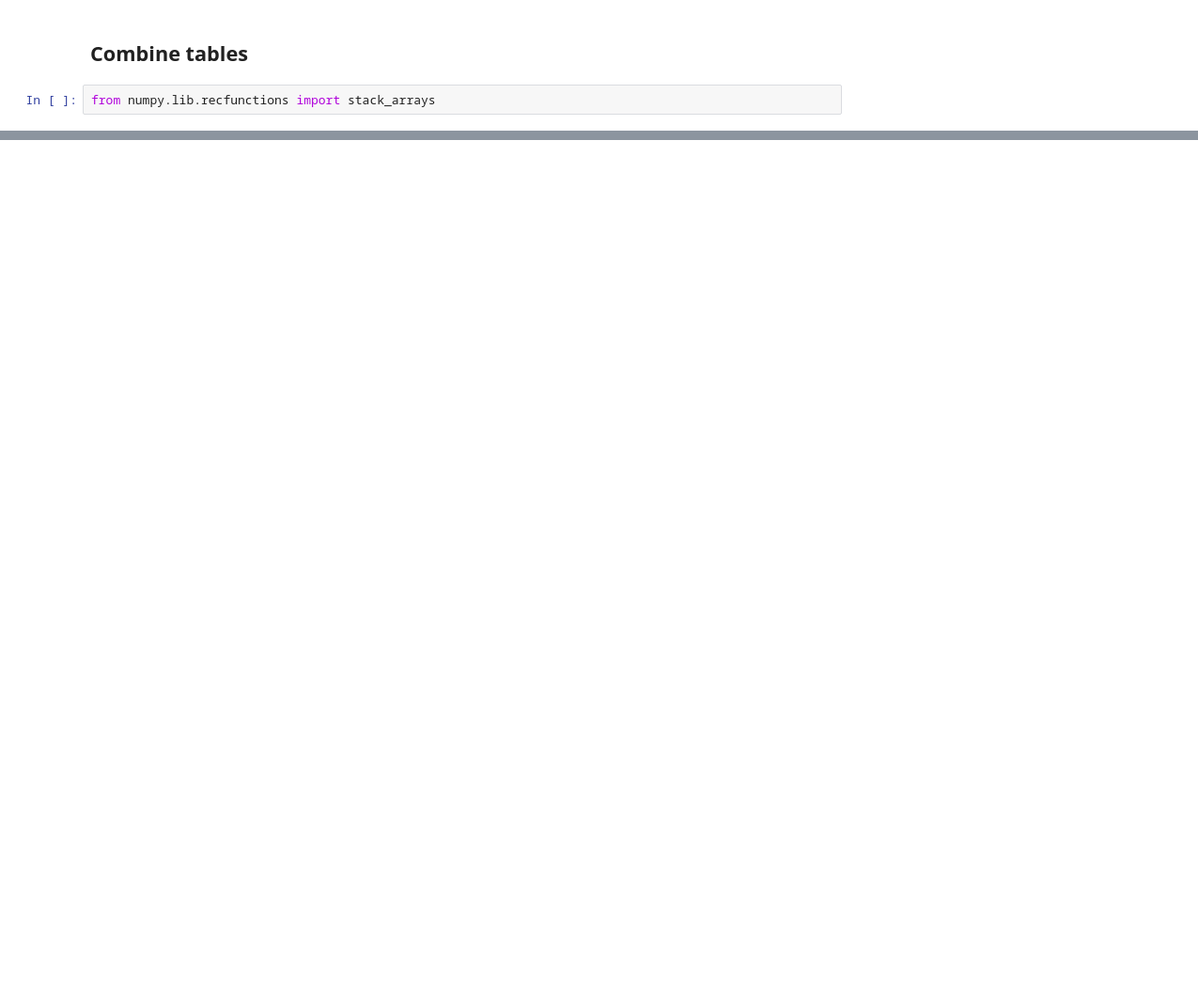
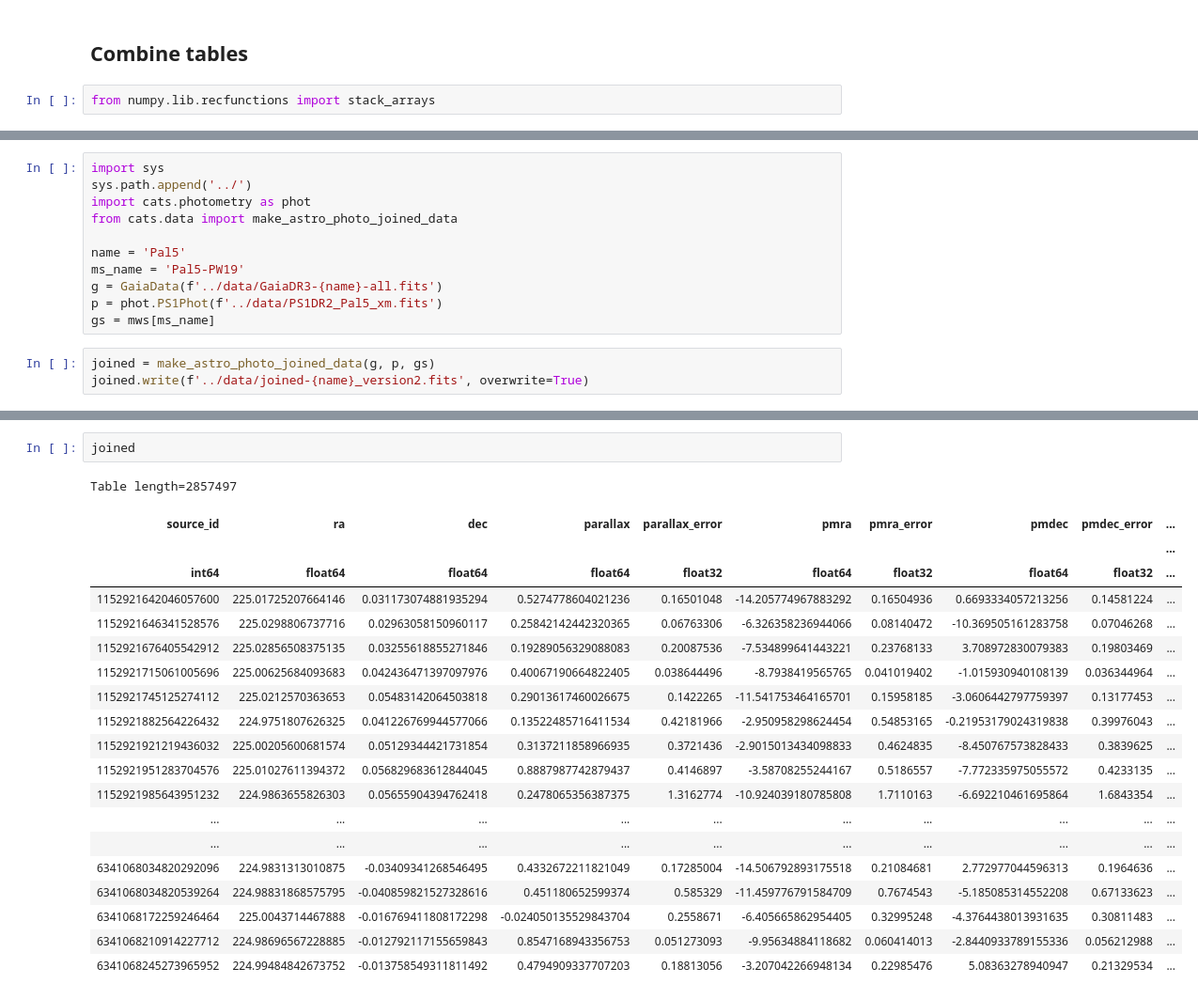
Before and after one commit to stellarstreams/cats, a Jupyter notebook: notebooks/Stream-subset-Gaia-data.ipynb, the cells around one changed output, grey strips where cells are left out. Shown at 94% size. Drawn from its saved outputs; the diff is of its cells as text; blank space fills up the shorter version.

```diff
--- a/notebooks/Stream-subset-Gaia-data.ipynb
+++ b/notebooks/Stream-subset-Gaia-data.ipynb
@@ -278,0 +387,14 @@ for name, gs_name in streams.items():
+# %%
+import sys
+sys.path.append('../')
+import cats.photometry as phot
+from cats.data import make_astro_photo_joined_data
+
+name = 'Pal5'
+ms_name = 'Pal5-PW19'
+g = GaiaData(f'../data/GaiaDR3-{name}-all.fits')
+p = phot.PS1Phot(f'../data/PS1DR2_Pal5_xm.fits')
+gs = mws[ms_name]
+# %%
+joined = make_astro_photo_joined_data(g, p, gs)
+joined.write(f'../data/joined-{name}_version2.fits', overwrite=True)
@@ -278,0 +405,23 @@ for name, gs_name in streams.items():
+# %%
+joined
+# %% [output]
+Table length=2857497
+| source_id | ra | dec | parallax | parallax_error | pmra | pmra_error | pmdec | pmdec_error | ... |
+|  |  |  |  |  |  |  |  |  | ... |
+| int64 | float64 | float64 | float64 | float32 | float64 | float32 | float64 | float32 | ... |
+| 1152921642046057600 | 225.01725207664146 | 0.031173074881935294 | 0.5274778604021236 | 0.16501048 | -14.205774967883292 | 0.16504936 | 0.6693334057213256 | 0.14581224 | ... |
+| 1152921646341528576 | 225.0298806737716 | 0.02963058150960117 | 0.25842142442320365 | 0.06763306 | -6.326358236944066 | 0.08140472 | -10.369505161283758 | 0.07046268 | ... |
+| 1152921676405542912 | 225.02856508375135 | 0.03255618855271846 | 0.19289056329088083 | 0.20087536 | -7.534899641443221 | 0.23768133 | 3.708972830079383 | 0.19803469 | ... |
+| 1152921715061005696 | 225.00625684093683 | 0.042436471397097976 | 0.40067190664822405 | 0.038644496 | -8.7938419565765 | 0.041019402 | -1.015930940108139 | 0.036344964 | ... |
+| 1152921745125274112 | 225.0212570363653 | 0.05483142064503818 | 0.29013617460026675 | 0.1422265 | -11.541753464165701 | 0.15958185 | -3.0606442797759397 | 0.13177453 | ... |
+| 1152921882564226432 | 224.9751807626325 | 0.041226769944577066 | 0.13522485716411534 | 0.42181966 | -2.950958298624454 | 0.54853165 | -0.21953179024319838 | 0.39976043 | ... |
+| 1152921921219436032 | 225.00205600681574 | 0.05129344421731854 | 0.3137211858966935 | 0.3721436 | -2.9015013434098833 | 0.4624835 | -8.450767573828433 | 0.3839625 | ... |
+| 1152921951283704576 | 225.01027611394372 | 0.056829683612844045 | 0.8887987742879437 | 0.4146897 | -3.58708255244167 | 0.5186557 | -7.772335975055572 | 0.4233135 | ... |
+| 1152921985643951232 | 224.9863655826303 | 0.05655904394762418 | 0.2478065356387375 | 1.3162774 | -10.924039180785808 | 1.7110163 | -6.692210461695864 | 1.6843354 | ... |
+| ... | ... | ... | ... | ... | ... | ... | ... | ... | ... |
+| ... | ... | ... | ... | ... | ... | ... | ... | ... | ... |
+| 6341068034820292096 | 224.9831313010875 | -0.03409341268546495 | 0.4332672211821049 | 0.17285004 | -14.506792893175518 | 0.21084681 | 2.772977044596313 | 0.1964636 | ... |
+| 6341068034820539264 | 224.98831868575795 | -0.040859821527328616 | 0.451180652599374 | 0.585329 | -11.459776791584709 | 0.7674543 | -5.185085314552208 | 0.67133623 | ... |
+| 6341068172259246464 | 225.0043714467888 | -0.016769411808172298 | -0.024050135529843704 | 0.2558671 | -6.405665862954405 | 0.32995248 | -4.3764438013931635 | 0.30811483 | ... |
+| 6341068210914227712 | 224.98696567228885 | -0.012792117155659843 | 0.8547168943356753 | 0.051273093 | -9.95634884118682 | 0.060414013 | -2.8440933789155336 | 0.056212988 | ... |
+| 6341068245273965952 | 224.99484842673752 | -0.013758549311811492 | 0.4794909337707203 | 0.18813056 | -3.207042266948134 | 0.22985476 | 5.08363278940947 | 0.21329534 | ... |
```
Also changed, not shown: parts of 25 cells of this notebook, 2 other files.
